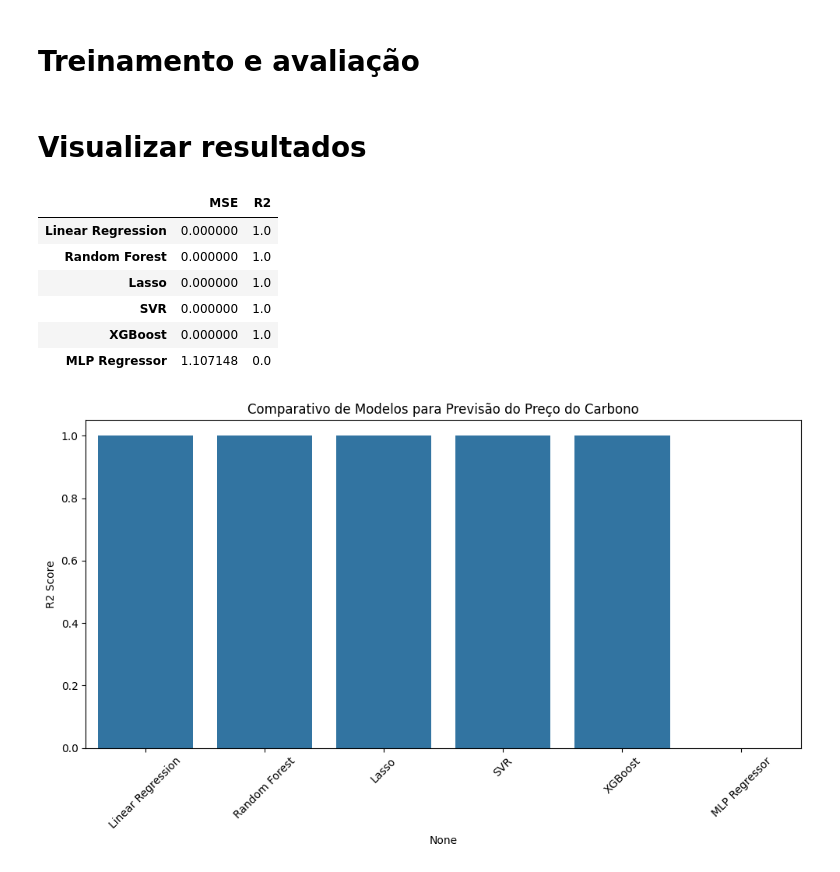
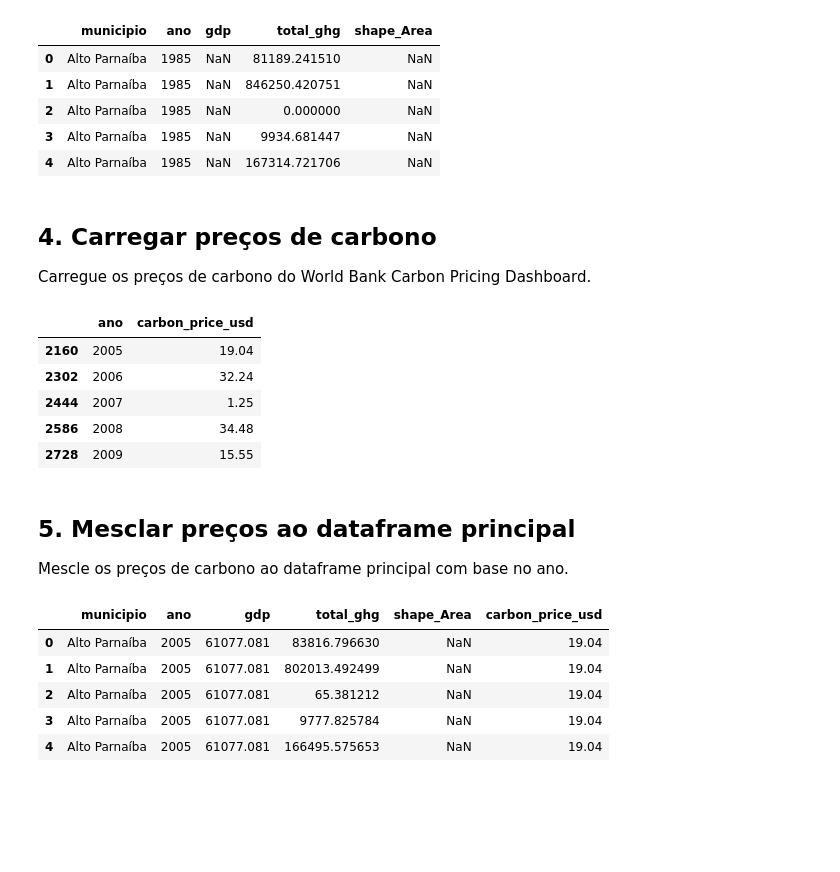
Before and after one commit to MarioHBS/ArticleCO2, a Jupyter notebook: 06_treinar_modelo_carbono.ipynb, the cells around one changed output. Saved outputs shown, nothing was run; the diff lists cells and outputs as text; code cells hidden in the pictures; blank space fills up the shorter version.

```diff
--- a/06_treinar_modelo_carbono.ipynb
+++ b/06_treinar_modelo_carbono.ipynb
@@ -50,46 +37,46 @@ X_train, X_test, y_train, y_test = train_test_split(X_scaled, y, test_size=0.2,
 # %%
-modelos = {
-    'Linear Regression': LinearRegression(),
-    'Random Forest': RandomForestRegressor(random_state=42),
-    'MLP Regressor': MLPRegressor(max_iter=1000, random_state=42),
-    'Lasso': Lasso(alpha=0.01, random_state=42),
-    'SVR': SVR(kernel='rbf'),
-    'XGBoost': XGBRegressor(random_state=42)
-}
+df.rename(columns={"pib": "gdp", "GEE_tCO2e": "total_ghg", "area_desmatada_ha": "shape_Area"}, inplace=True)
+display(df.head())
+# %% [output]
+|  | municipio | ano | gdp | total_ghg | shape_Area |
+| 0 | Alto Parnaíba | 1985 | NaN | 81189.241510 | NaN |
+| 1 | Alto Parnaíba | 1985 | NaN | 846250.420751 | NaN |
+| 2 | Alto Parnaíba | 1985 | NaN | 0.000000 | NaN |
+| 3 | Alto Parnaíba | 1985 | NaN | 9934.681447 | NaN |
+| 4 | Alto Parnaíba | 1985 | NaN | 167314.721706 | NaN |
 # %% [markdown]
-# Treinamento e avaliação
+## 4. Carregar preços de carbono
+Carregue os preços de carbono do World Bank Carbon Pricing Dashboard.
 # %%
-resultados = {}
-
-for nome, modelo in modelos.items():
-    modelo.fit(X_train, y_train)
-    y_pred = modelo.predict(X_test)
-    resultados[nome] = {
-        'MSE': mean_squared_error(y_test, y_pred),
-        'R2': r2_score(y_test, y_pred)
-    }
+xlsx_path = "data/raw/data-latest.xlsx"
+sheet = "Compliance_Price"
+xls = pd.ExcelFile(xlsx_path)
+df_price_raw = pd.read_excel(xls, sheet_name=sheet, header=1)
+year_cols = [col for col in df_price_raw.columns if (isinstance(col, str) and col.isdigit()) or isinstance(col, int)]
+df_price = df_price_raw.melt(id_vars=["Name of the initiative"], value_vars=year_cols, var_name="ano", value_name="carbon_price_usd")
+df_price = df_price[df_price["Name of the initiative"] == "EU ETS"]
+df_price["ano"] = df_price["ano"].astype(int)
+df_price["carbon_price_usd"] = pd.to_numeric(df_price["carbon_price_usd"], errors="coerce")
+df_price = df_price[["ano", "carbon_price_usd"]].dropna().drop_duplicates()
+display(df_price.head())
+# %% [output]
+|  | ano | carbon_price_usd |
+| 2160 | 2005 | 19.04 |
+| 2302 | 2006 | 32.24 |
+| 2444 | 2007 | 1.25 |
+| 2586 | 2008 | 34.48 |
+| 2728 | 2009 | 15.55 |
 # %% [markdown]
-# Visualizar resultados
+## 5. Mesclar preços ao dataframe principal
+Mescle os preços de carbono ao dataframe principal com base no ano.
 # %%
-result_df = pd.DataFrame(resultados).T.sort_values(by='R2', ascending=False)
-display(result_df)
-
-# Gráfico comparativo
-plt.figure(figsize=(10, 6))
-sns.barplot(x=result_df.index, y=result_df['R2'])
-plt.xticks(rotation=45)
-plt.ylabel('R2 Score')
-plt.title('Comparativo de Modelos para Previsão do Preço do Carbono')
-plt.tight_layout()
-plt.savefig('results/figures/comparativo_modelos_r2.png')
-plt.show()
+df = df.merge(df_price, on="ano", how="inner")
+display(df.head())
 # %% [output]
-|  | MSE | R2 |
-| Linear Regression | 0.000000 | 1.0 |
-| Random Forest | 0.000000 | 1.0 |
-| Lasso | 0.000000 | 1.0 |
-| SVR | 0.000000 | 1.0 |
-| XGBoost | 0.000000 | 1.0 |
-| MLP Regressor | 1.107148 | 0.0 |
+|  | municipio | ano | gdp | total_ghg | shape_Area | carbon_price_usd |
+| 0 | Alto Parnaíba | 2005 | 61077.081 | 83816.796630 | NaN | 19.04 |
+| 1 | Alto Parnaíba | 2005 | 61077.081 | 802013.492499 | NaN | 19.04 |
+| 2 | Alto Parnaíba | 2005 | 61077.081 | 65.381212 | NaN | 19.04 |
+| 3 | Alto Parnaíba | 2005 | 61077.081 | 9777.825784 | NaN | 19.04 |
+| 4 | Alto Parnaíba | 2005 | 61077.081 | 166495.575653 | NaN | 19.04 |
-[figure, removed]
 # %% [markdown]
```
Also changed, not shown: parts of 23 cells of this notebook, 4 other files.
